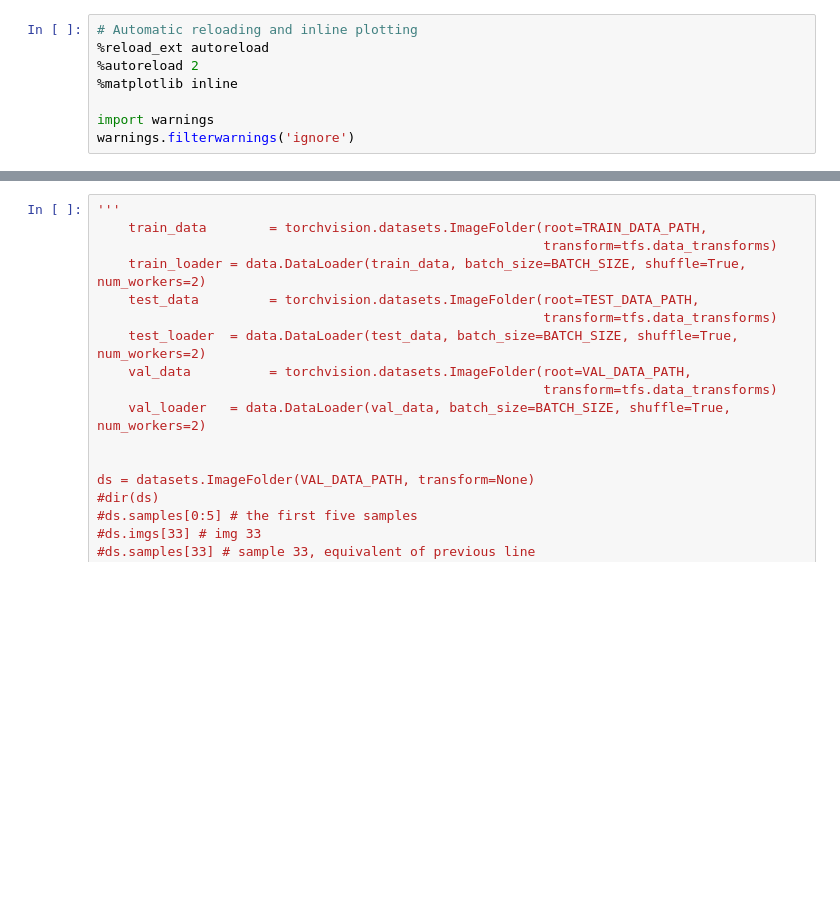
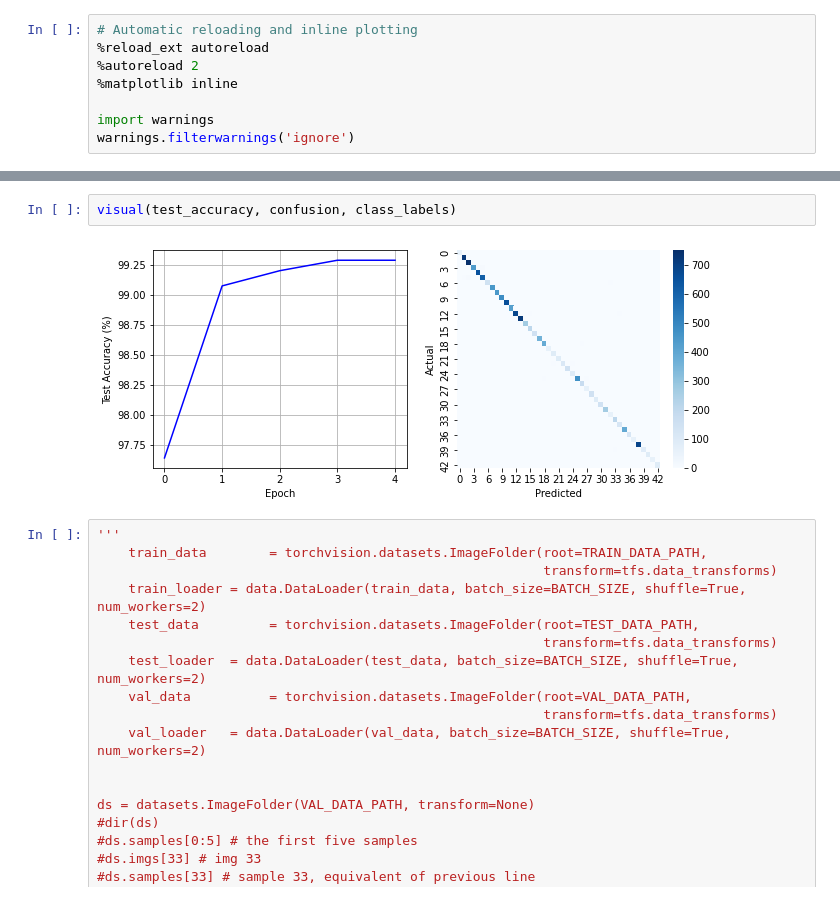
Before and after one commit to geraldmc/DL4CV-2022, a Jupyter notebook: project-I/main.ipynb, the cells around one changed output, grey strips where cells are left out. Cells and saved outputs as stored; diff of their text form; blank space fills up the shorter version.

```diff
--- a/project-I/main.ipynb
+++ b/project-I/main.ipynb
@@ -376,3 +652,7 @@ None
+# %%
+visual(test_accuracy, confusion, class_labels)
+# %% [output]
+[figure, added]
 # %%
 '''
     train_data        = torchvision.datasets.ImageFolder(root=TRAIN_DATA_PATH,
```
Also changed, not shown: parts of 26 cells of this notebook.
